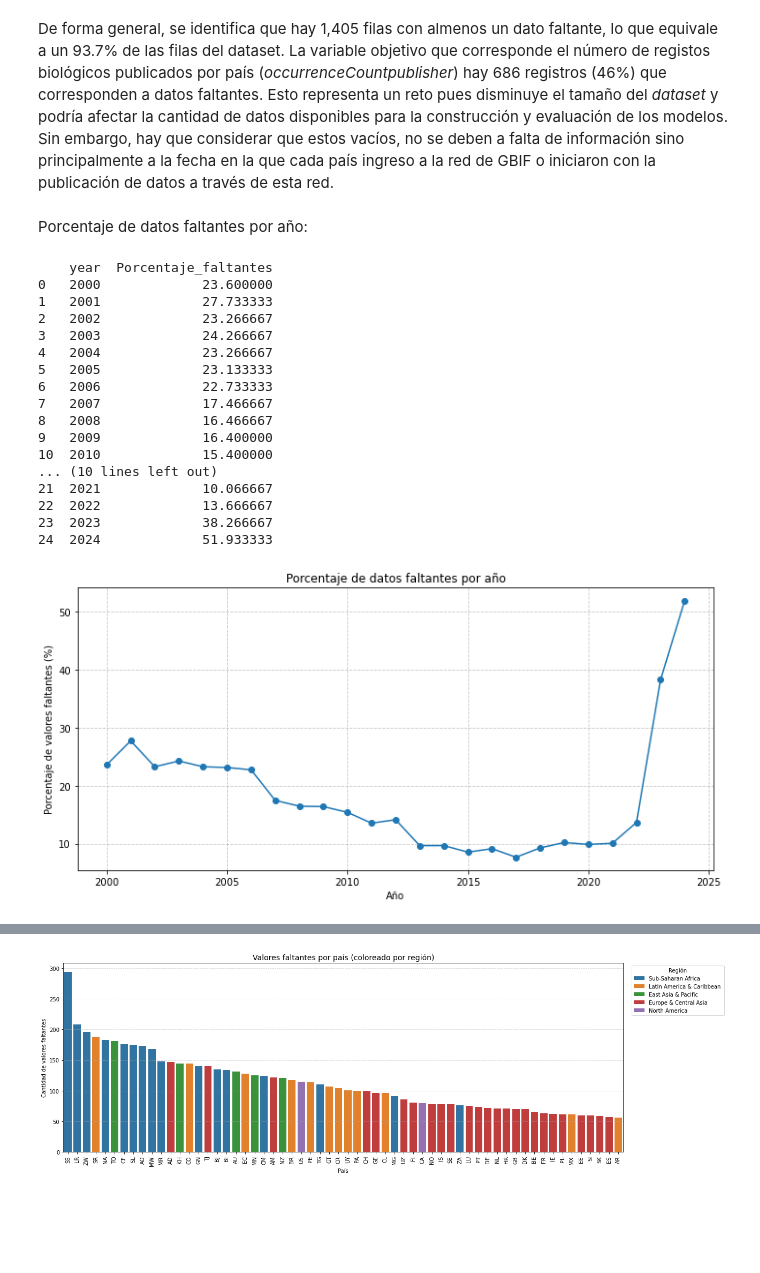
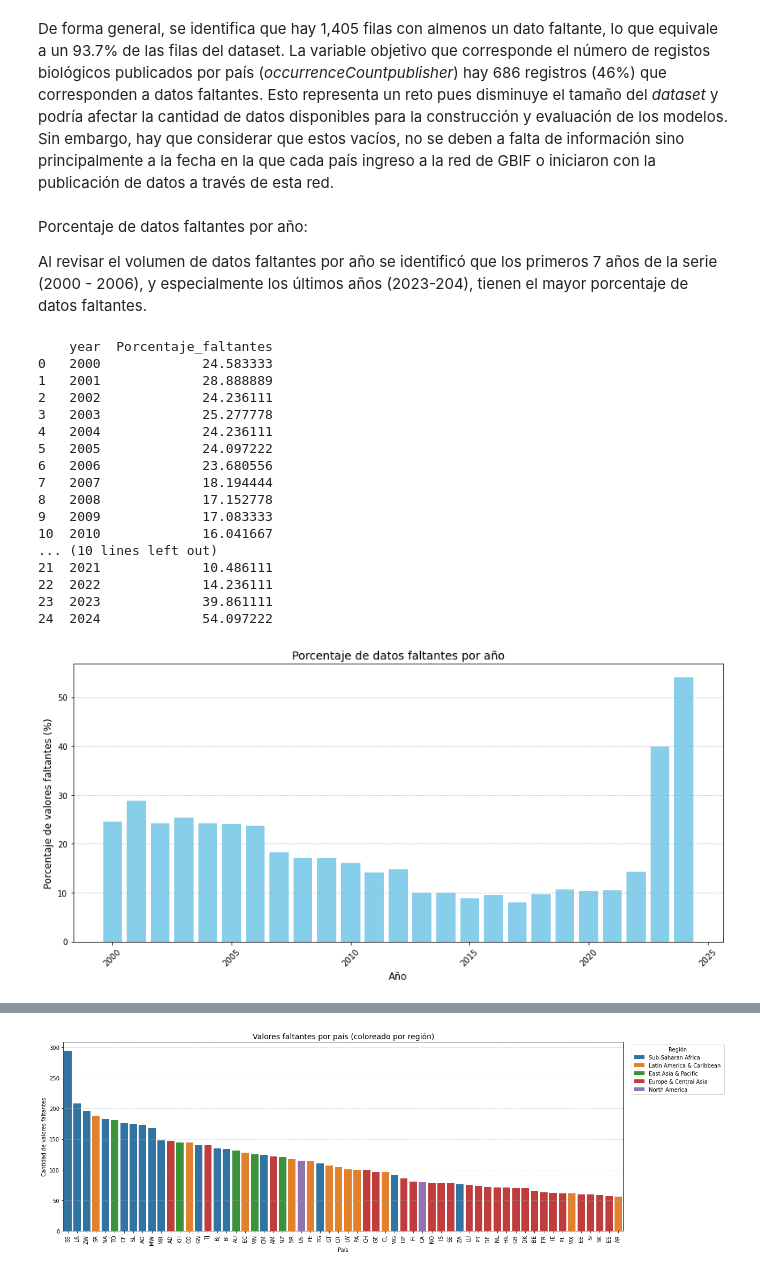
Before and after one commit to rortizgeo/Maestria_CD_Proyecto-Aplicado, a Jupyter notebook: PA_dataAnalysis.ipynb, the cells around one changed output, grey strips where cells are left out. Saved outputs shown, nothing was run; the diff lists cells and outputs as text; code cells hidden in the pictures; blank space fills up the shorter version.

```diff
--- a/PA_dataAnalysis.ipynb
+++ b/PA_dataAnalysis.ipynb
@@ -510,49 +511,52 @@ plt.show()
 De forma general, se identifica que hay 1,405 filas con almenos un dato faltante, lo que equivale a un 93.7% de las filas del dataset. La variable objetivo que corresponde el número de registos biológicos publicados por país (_occurrenceCountpublisher_) hay 686 registros (46%) que corresponden a datos faltantes. Esto representa un reto pues disminuye el tamaño del _dataset_ y podría afectar la cantidad de datos disponibles para la construcción y evaluación de los modelos. Sin embargo, hay que considerar que estos vacíos, no se deben a falta de información sino principalmente a la fecha en la que cada país ingreso a la red de GBIF o iniciaron con la publicación de datos a través de esta red.
 # %% [markdown]
 Porcentaje de datos faltantes por año:
+
+Al revisar el volumen de datos faltantes por año se identificó que los primeros 7 años de la serie (2000 - 2006), y especialmente los últimos años (2023-204), tienen el mayor porcentaje de datos faltantes.
 # %%
 # Asegurarse de que la columna 'year' esté en formato numérico
 Data['year'] = pd.to_numeric(Data['year'], errors='coerce')
 
 # Agrupar por año y calcular el porcentaje de valores faltantes por fila
 missing_by_year = (
     Data.groupby('year')
     .apply(lambda df: df.isna().sum().sum() / df.size * 100)
     .reset_index(name='Porcentaje_faltantes')
 )
 
 # Mostrar resultados ordenados
 missing_by_year.sort_values(by='year', inplace=True)
 print(missing_by_year)
 
 
 
 import matplotlib.pyplot as plt
-
-plt.figure(figsize=(10, 5))
-plt.plot(missing_by_year['year'], missing_by_year['Porcentaje_faltantes'], marker='o')
-plt.title('Porcentaje de datos faltantes por año')
-plt.xlabel('Año')
-plt.ylabel('Porcentaje de valores faltantes (%)')
-plt.grid(True, linestyle='--', alpha=0.7)
+# --- Gráfico de barras ---
+plt.figure(figsize=(12, 6))
+plt.bar(missing_by_year['year'], missing_by_year['Porcentaje_faltantes'], color='skyblue')
+plt.title('Porcentaje de datos faltantes por año', fontsize=14)
+plt.xlabel('Año', fontsize=12)
+plt.ylabel('Porcentaje de valores faltantes (%)', fontsize=12)
+plt.grid(axis='y', linestyle='--', alpha=0.7)
+plt.xticks(rotation=45)
 plt.tight_layout()
 plt.show()
 # %% [output]
     year  Porcentaje_faltantes
-0   2000             23.600000
-1   2001             27.733333
-2   2002             23.266667
-3   2003             24.266667
-4   2004             23.266667
-5   2005             23.133333
-6   2006             22.733333
-7   2007             17.466667
-8   2008             16.466667
-9   2009             16.400000
-10  2010             15.400000
+0   2000             24.583333
+1   2001             28.888889
+2   2002             24.236111
+3   2003             25.277778
+4   2004             24.236111
+5   2005             24.097222
+6   2006             23.680556
+7   2007             18.194444
+8   2008             17.152778
+9   2009             17.083333
+10  2010             16.041667
 ... (10 lines left out)
-21  2021             10.066667
-22  2022             13.666667
-23  2023             38.266667
-24  2024             51.933333
+21  2021             10.486111
+22  2022             14.236111
+23  2023             39.861111
+24  2024             54.097222
-[figure, old version]
+[figure, new version]
```
Also changed, not shown: parts of 24 cells of this notebook, 2 other files.
